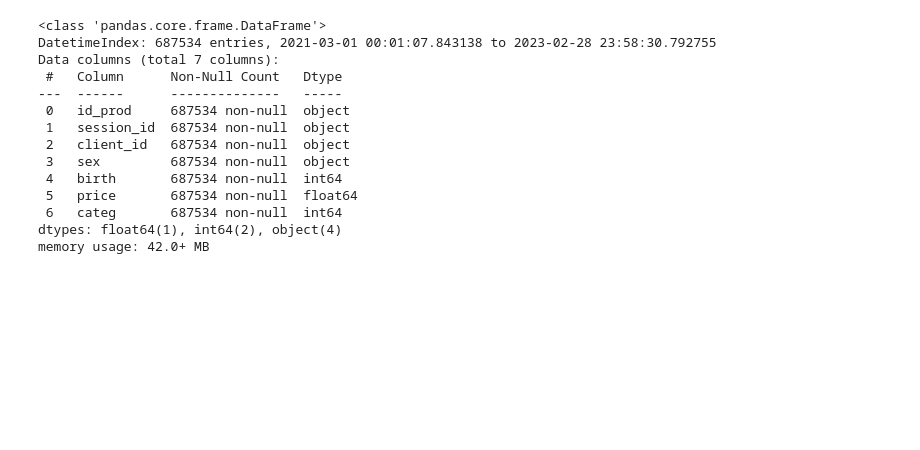
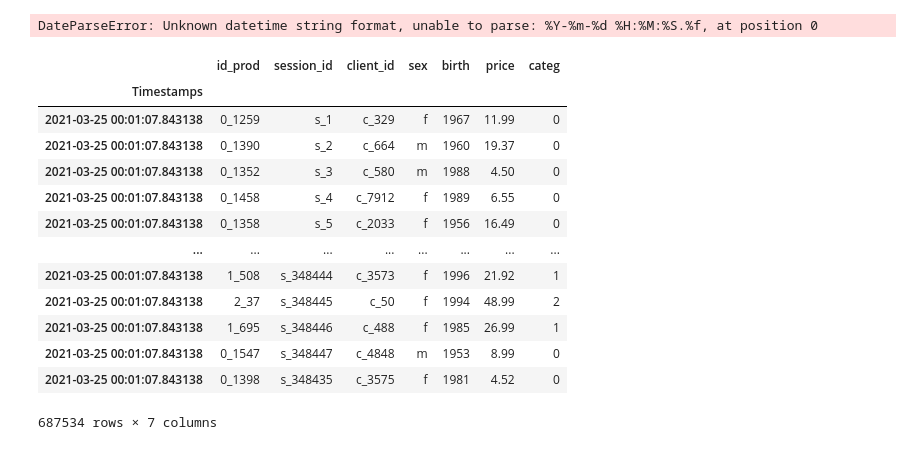
Before and after one commit to IshemZ/Projet_6-Lapage, a Jupyter notebook: Programme/data_modeling.ipynb, the cells around one changed output. Cells and saved outputs as stored; diff of their text form; code cells hidden in the pictures; blank space fills up the shorter version.

```diff
--- a/Programme/data_modeling.ipynb
+++ b/Programme/data_modeling.ipynb
@@ -7,3 +12,4 @@ import matplotlib.pyplot as plt
 # %%
 #Import de la table exporté en utilisant les date comme index (+ drop de l'ancien index)
-df_processed = pd.read_csv('../Source/Data_processed/lapage_all.csv', sep=";", parse_dates=['Timestamps'], index_col=['Timestamps']).drop(columns='Unnamed: 0')
+df_processed = pd.read_csv('../Source/Data_processed/lapage_all.csv', sep=";")
+df_processed.head()
@@ -10,17 +23,22 @@ df_processed = pd.read_csv('../Source/Data_processed/lapage_all.csv', sep=";", p
+# %%
+df_processed['Timestamps'] = pd.Timestamp(df_processed['Timestamps'], )
+df_processed.set_index(keys='Timestamps', verify_integrity=False, inplace=True)
+# %% [output]
+DateParseError: Unknown datetime string format, unable to parse: %Y-%m-%d %H:%M:%S.%f, at position 0
 # %%
-df_processed.info()
+df_processed
 # %% [output]
+|  | id_prod | session_id | client_id | sex | birth | price | categ |
+| Timestamps |  |  |  |  |  |  |  |
+| 2021-03-25 00:01:07.843138 | 0_1259 | s_1 | c_329 | f | 1967 | 11.99 | 0 |
+| 2021-03-25 00:01:07.843138 | 0_1390 | s_2 | c_664 | m | 1960 | 19.37 | 0 |
+| 2021-03-25 00:01:07.843138 | 0_1352 | s_3 | c_580 | m | 1988 | 4.50 | 0 |
+| 2021-03-25 00:01:07.843138 | 0_1458 | s_4 | c_7912 | f | 1989 | 6.55 | 0 |
+| 2021-03-25 00:01:07.843138 | 0_1358 | s_5 | c_2033 | f | 1956 | 16.49 | 0 |
+| ... | ... | ... | ... | ... | ... | ... | ... |
+| 2021-03-25 00:01:07.843138 | 1_508 | s_348444 | c_3573 | f | 1996 | 21.92 | 1 |
+| 2021-03-25 00:01:07.843138 | 2_37 | s_348445 | c_50 | f | 1994 | 48.99 | 2 |
+| 2021-03-25 00:01:07.843138 | 1_695 | s_348446 | c_488 | f | 1985 | 26.99 | 1 |
+| 2021-03-25 00:01:07.843138 | 0_1547 | s_348447 | c_4848 | m | 1953 | 8.99 | 0 |
+| 2021-03-25 00:01:07.843138 | 0_1398 | s_348435 | c_3575 | f | 1981 | 4.52 | 0 |
-<class 'pandas.core.frame.DataFrame'>
-DatetimeIndex: 687534 entries, 2021-03-01 00:01:07.843138 to 2023-02-28 23:58:30.792755
-Data columns (total 7 columns):
- #   Column      Non-Null Count   Dtype
----  ------      --------------   -----
- 0   id_prod     687534 non-null  object
- 1   session_id  687534 non-null  object
- 2   client_id   687534 non-null  object
- 3   sex         687534 non-null  object
- 4   birth       687534 non-null  int64
- 5   price       687534 non-null  float64
- 6   categ       687534 non-null  int64
-dtypes: float64(1), int64(2), object(4)
-memory usage: 42.0+ MB
+687534 rows × 7 columns
```
Also changed, not shown: parts of 9 cells of this notebook, 4 other files.
